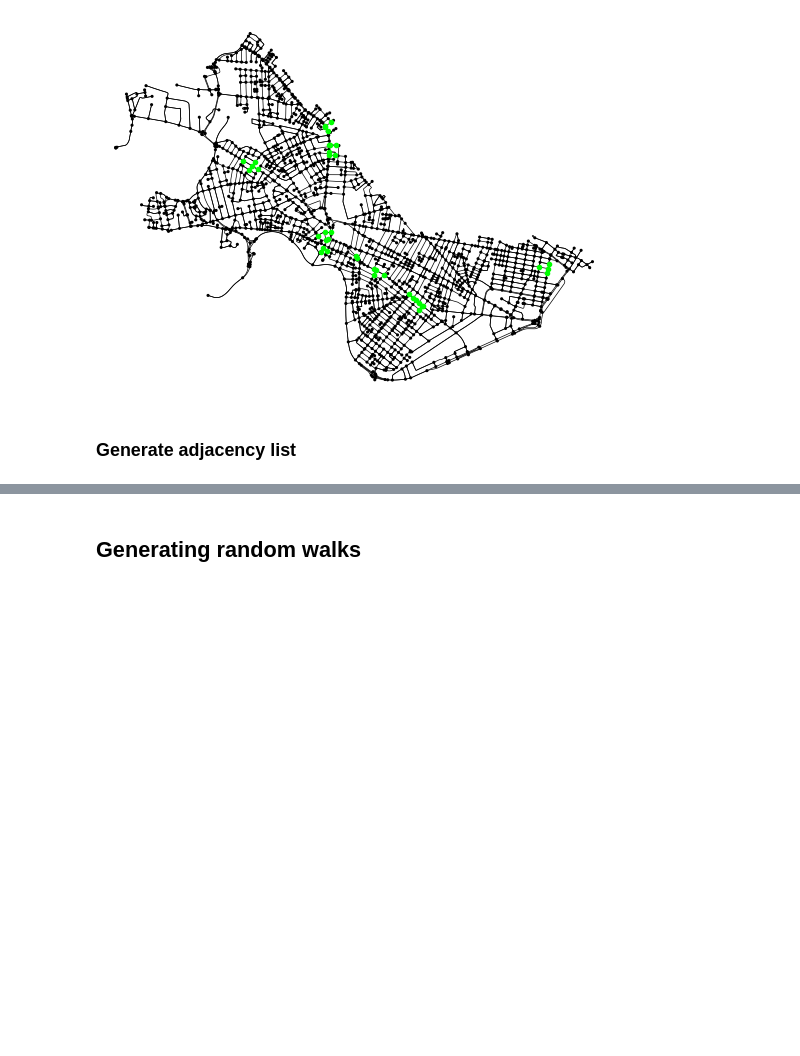
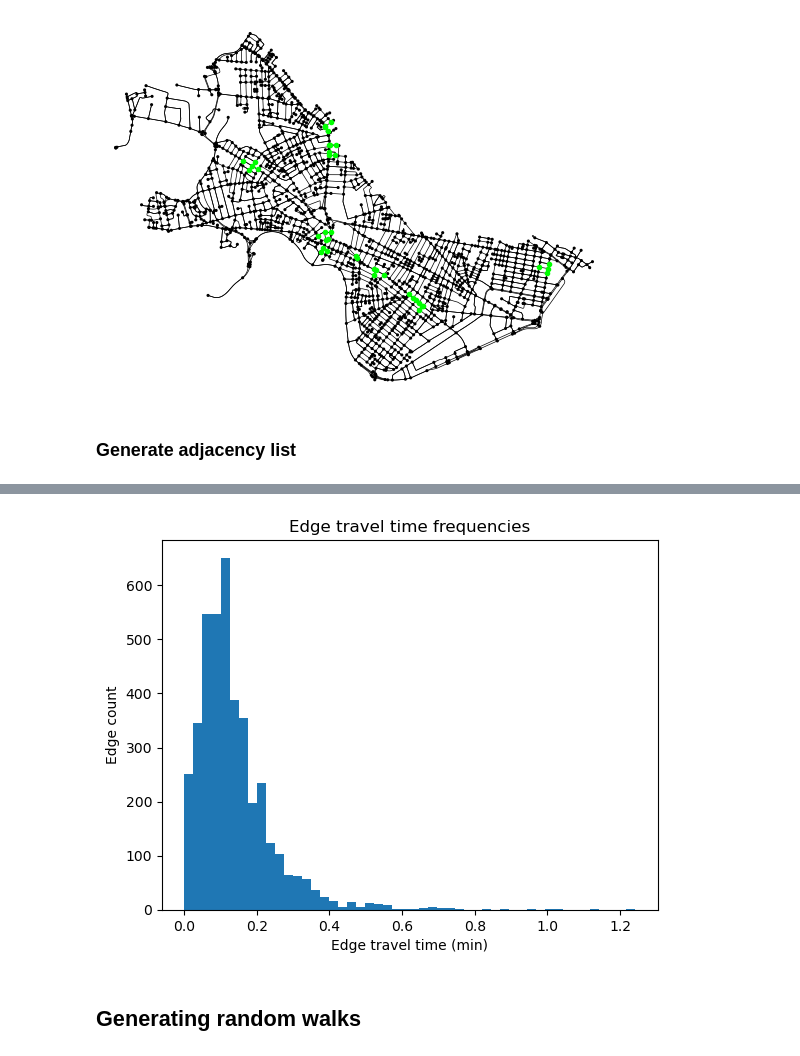
Before and after one commit to womogenes/am115-final, a Jupyter notebook: analysis.ipynb, the cells around one changed output, grey strips where cells are left out. Saved outputs shown, nothing was run; the diff lists cells and outputs as text; code cells hidden in the pictures; blank space fills up the shorter version.

```diff
--- a/analysis.ipynb
+++ b/analysis.ipynb
@@ -134,14 +117,30 @@ for edge in G.edges():
 from collections import defaultdict
 import re
 
-adj = defaultdict(list)
+adj = defaultdict(dict)
 for u, v in tqdm(G.edges()):
     data = G.get_edge_data(u, v)[0]
-    print(data)
-    if pd.isnull(data["maxspeed"]):
+
+    if "maxspeed" not in data or isinstance(data["maxspeed"], float):
         maxspeed = 25
     else:
-        maxspeed = int(re.fullmatch(r"(\d+) mph", data["maxspeed"]).group(1))
+        if isinstance(data["maxspeed"], str):
+            # Terrible hack needed because sometimes it's str and sometimes
+            #   it's a list of strs
+            data["maxspeed"] = [data["maxspeed"]]
 
-    t = data["length"]
-    G[u][v]["time"] = t
+        maxspeed = np.mean(list(map(
+            lambda s: int(re.fullmatch(r"(\d+)( mph)?", s).group(1)),
+            data["maxspeed"]
+        )))
+
+    # Calculate travel time in minutes
+    t = round(data["length"] / (maxspeed * 1609.34) * 60, 3)
+    G[u][v][0]["time"] = t
+
+
+    # Add this to the adjacency list
+    adj[u][v] = t
+
+for node in adj:
+    adj[node] = list(adj[node].items())
@@ -151,3 +186,10 @@ TypeError: 'AtlasView' object does not support item assignment
+# %%
+plt.xlabel("Edge travel time (min)")
+plt.ylabel("Edge count")
+plt.title("Edge travel time frequencies")
+plt.hist(edge_times, bins=50);
+# %% [output]
+[figure, added]
 # %% [markdown]
 ## Generating random walks
 # %%
```
Also changed, not shown: parts of 9 cells of this notebook.
